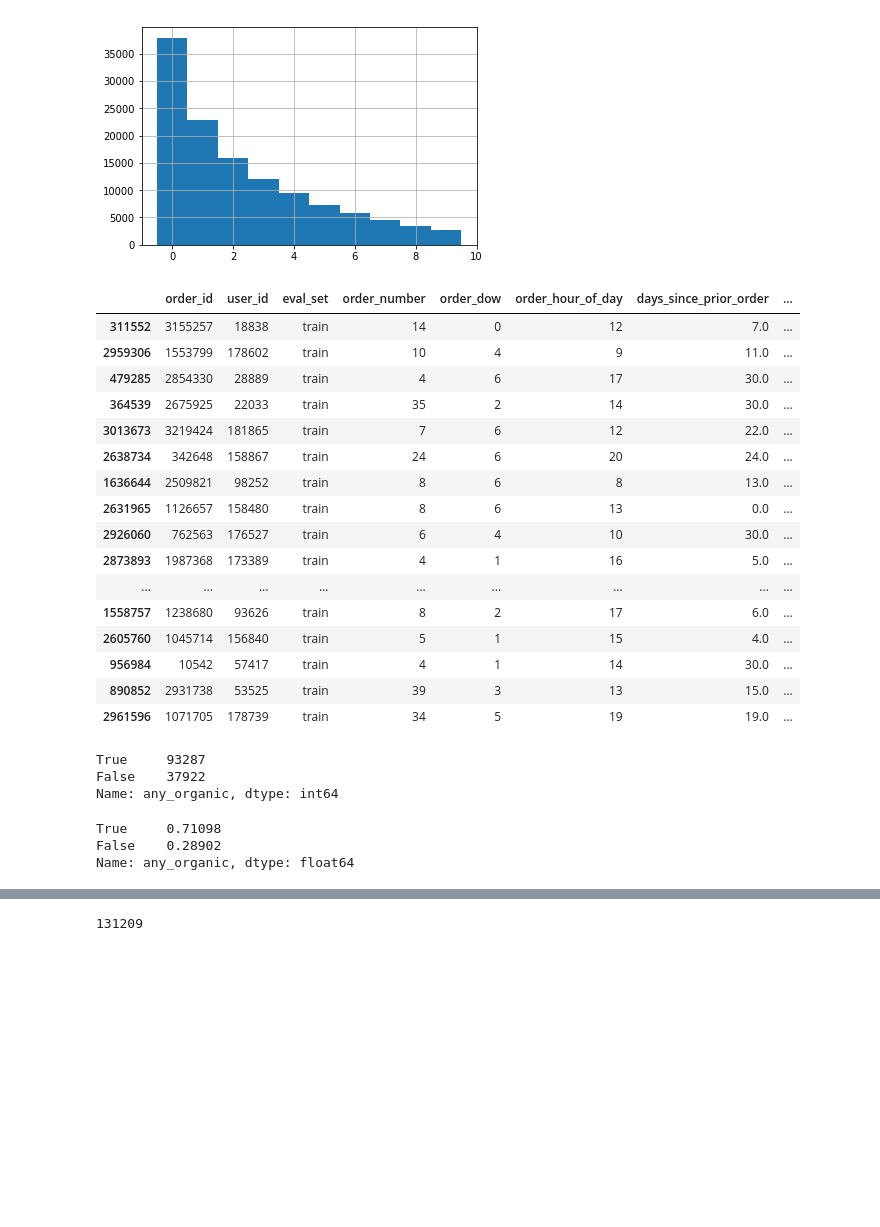
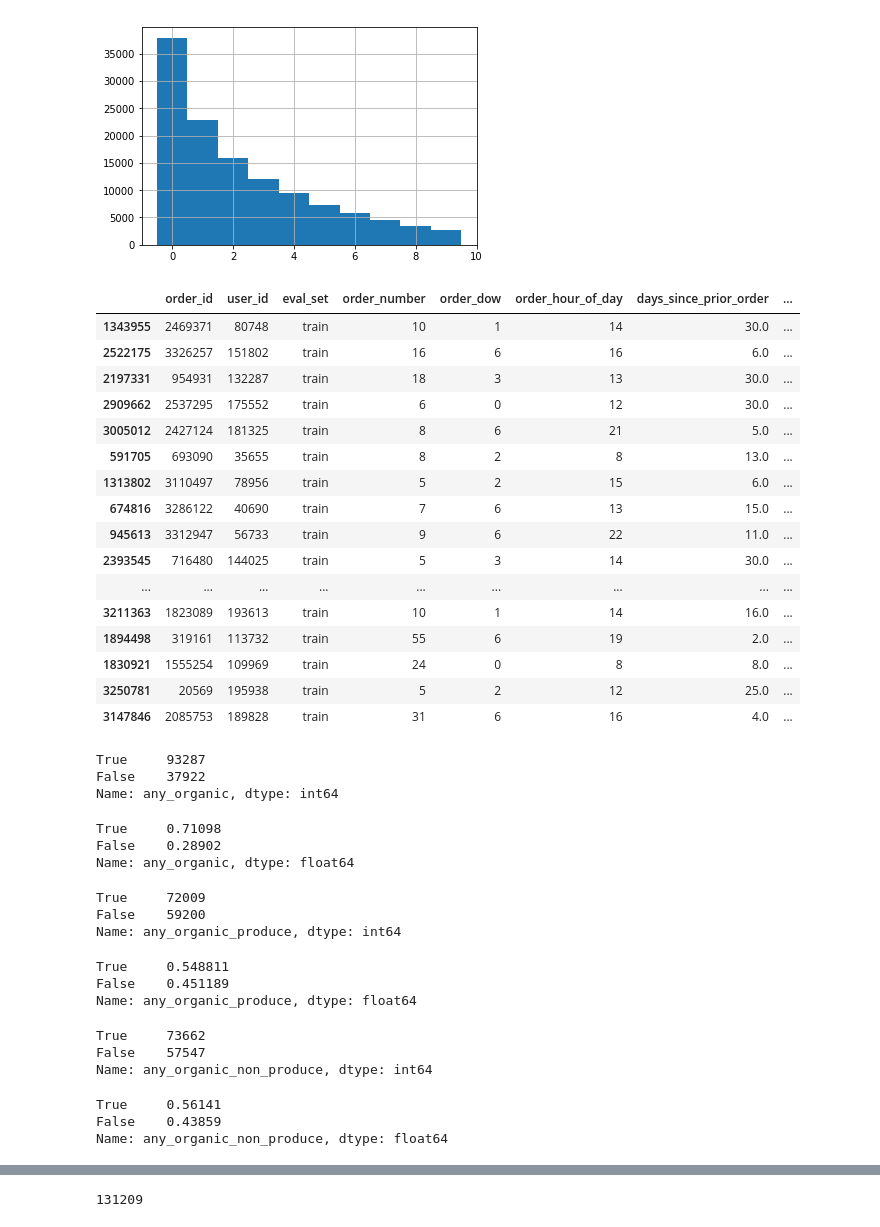
Before and after one commit to jeffcfho/OrganicFoodBuyers, a Jupyter notebook: 0_instacart_eda.ipynb, the cells around one changed output, grey strips where cells are left out. Drawn from its saved outputs; the diff is of its cells as text; code cells hidden in the pictures; blank space fills up the shorter version.

```diff
--- a/0_instacart_eda.ipynb
+++ b/0_instacart_eda.ipynb
@@ -11,7 +11,7 @@ import matplotlib.pyplot as plt
 import time
 # %%
 %%time
-path = '/Volumes/ADATA HD710/Insight'
+path = '/Users/Jeff/Documents/Insight/Data'
 aisles = pd.read_csv(path+'/instacart_2017_05_01/aisles.csv')
 departments = pd.read_csv(path+'/instacart_2017_05_01/departments.csv')
 orders = pd.read_csv(path+'/instacart_2017_05_01/orders.csv')
@@ -132,4 +156,5 @@ Wall time: 10.5 s
 # %%
+products = products[['product_id','product_name','aisle_id','department_id']]
 #add a column for whether an item is organic or not:
 def return_organic(prod_name):
     if 'organic' in prod_name.lower():
@@ -142,5 +167,10 @@ products['organic'] = products['product_name'].map(return_organic)
 #also merge aisle and department names
 products = products.merge(aisles,on='aisle_id')
 products = products.merge(departments,on='department_id')
+products.loc[:,'organic_produce'] = 0
+products.loc[(products['organic']==1) & (products['department']=='produce') ,
+         'organic_produce'] = 1
 display(products.sample(20))
+display(products.loc[products['organic_produce']==1].sample(10))
+products.to_csv('products_organic.csv')
 # %% [output]
@@ -364,5 +480,5 @@ order_products.loc[order_products['product_name']=='Bag of Organic Bananas']
 # %%
 # sum all the organic products in each order:
-orders_organic = order_products[['order_id','organic']].groupby(['order_id']).sum()
+orders_organic = order_products[['order_id','organic','organic_produce']].groupby(['order_id']).sum()
 orders_organic.sample(5)
 # %% [output]
@@ -405,34 +521,57 @@ orders_by_o.loc[orders_by_o['eval_set']=='train','organic'].hist(bins=np.arange(
 # %%
 # Predicting orders with organic items.
 # Order-level. Categorize each order by whether or not it had an organic item or not, and see if we can predict organic carts.
 orders_by_o['any_organic'] = orders_by_o['organic']>0
+orders_by_o['any_organic_produce'] = orders_by_o['organic_produce']>0
+
+orders_by_o['organic_non_produce'] = orders_by_o['organic'] - orders_by_o['organic_produce']
+orders_by_o['any_organic_non_produce'] = orders_by_o['organic_non_produce']>0
+
 display(orders_by_o.loc[orders_by_o['eval_set']=='train'].sample(20))
 
 display(orders_by_o.loc[orders_by_o['eval_set']=='train','any_organic'].value_counts())
 display(orders_by_o.loc[orders_by_o['eval_set']=='train','any_organic'].value_counts(normalize=True))
 
+display(orders_by_o.loc[orders_by_o['eval_set']=='train','any_organic_produce'].value_counts())
+display(orders_by_o.loc[orders_by_o['eval_set']=='train','any_organic_produce'].value_counts(normalize=True))
+
+display(orders_by_o.loc[orders_by_o['eval_set']=='train','any_organic_non_produce'].value_counts())
+display(orders_by_o.loc[orders_by_o['eval_set']=='train','any_organic_non_produce'].value_counts(normalize=True))
+
 # Need to join a really long horizontal number of columns based off of every product and whether or not it exists in the order.
 # %% [output]
 |  | order_id | user_id | eval_set | order_number | order_dow | order_hour_of_day | days_since_prior_order | ... |
-| 311552 | 3155257 | 18838 | train | 14 | 0 | 12 | 7.0 | ... |
-| 2959306 | 1553799 | 178602 | train | 10 | 4 | 9 | 11.0 | ... |
-| 479285 | 2854330 | 28889 | train | 4 | 6 | 17 | 30.0 | ... |
-| 364539 | 2675925 | 22033 | train | 35 | 2 | 14 | 30.0 | ... |
-| 3013673 | 3219424 | 181865 | train | 7 | 6 | 12 | 22.0 | ... |
-| 2638734 | 342648 | 158867 | train | 24 | 6 | 20 | 24.0 | ... |
-| 1636644 | 2509821 | 98252 | train | 8 | 6 | 8 | 13.0 | ... |
-| 2631965 | 1126657 | 158480 | train | 8 | 6 | 13 | 0.0 | ... |
-| 2926060 | 762563 | 176527 | train | 6 | 4 | 10 | 30.0 | ... |
-| 2873893 | 1987368 | 173389 | train | 4 | 1 | 16 | 5.0 | ... |
+| 1343955 | 2469371 | 80748 | train | 10 | 1 | 14 | 30.0 | ... |
+| 2522175 | 3326257 | 151802 | train | 16 | 6 | 16 | 6.0 | ... |
+| 2197331 | 954931 | 132287 | train | 18 | 3 | 13 | 30.0 | ... |
+| 2909662 | 2537295 | 175552 | train | 6 | 0 | 12 | 30.0 | ... |
+| 3005012 | 2427124 | 181325 | train | 8 | 6 | 21 | 5.0 | ... |
+| 591705 | 693090 | 35655 | train | 8 | 2 | 8 | 13.0 | ... |
+| 1313802 | 3110497 | 78956 | train | 5 | 2 | 15 | 6.0 | ... |
+| 674816 | 3286122 | 40690 | train | 7 | 6 | 13 | 15.0 | ... |
+| 945613 | 3312947 | 56733 | train | 9 | 6 | 22 | 11.0 | ... |
+| 2393545 | 716480 | 144025 | train | 5 | 3 | 14 | 30.0 | ... |
 | ... | ... | ... | ... | ... | ... | ... | ... | ... |
-| 1558757 | 1238680 | 93626 | train | 8 | 2 | 17 | 6.0 | ... |
-| 2605760 | 1045714 | 156840 | train | 5 | 1 | 15 | 4.0 | ... |
-| 956984 | 10542 | 57417 | train | 4 | 1 | 14 | 30.0 | ... |
-| 890852 | 2931738 | 53525 | train | 39 | 3 | 13 | 15.0 | ... |
-| 2961596 | 1071705 | 178739 | train | 34 | 5 | 19 | 19.0 | ... |
+| 3211363 | 1823089 | 193613 | train | 10 | 1 | 14 | 16.0 | ... |
+| 1894498 | 319161 | 113732 | train | 55 | 6 | 19 | 2.0 | ... |
+| 1830921 | 1555254 | 109969 | train | 24 | 0 | 8 | 8.0 | ... |
+| 3250781 | 20569 | 195938 | train | 5 | 2 | 12 | 25.0 | ... |
+| 3147846 | 2085753 | 189828 | train | 31 | 6 | 16 | 4.0 | ... |
 True     93287
 False    37922
 Name: any_organic, dtype: int64
 True     0.71098
 False    0.28902
 Name: any_organic, dtype: float64
+True     72009
+False    59200
+Name: any_organic_produce, dtype: int64
+True     0.548811
+False    0.451189
+Name: any_organic_produce, dtype: float64
+True     73662
+False    57547
+Name: any_organic_non_produce, dtype: int64
+True     0.56141
+False    0.43859
+Name: any_organic_non_produce, dtype: float64
```
Also changed, not shown: parts of 23 cells of this notebook, 9 other files.
